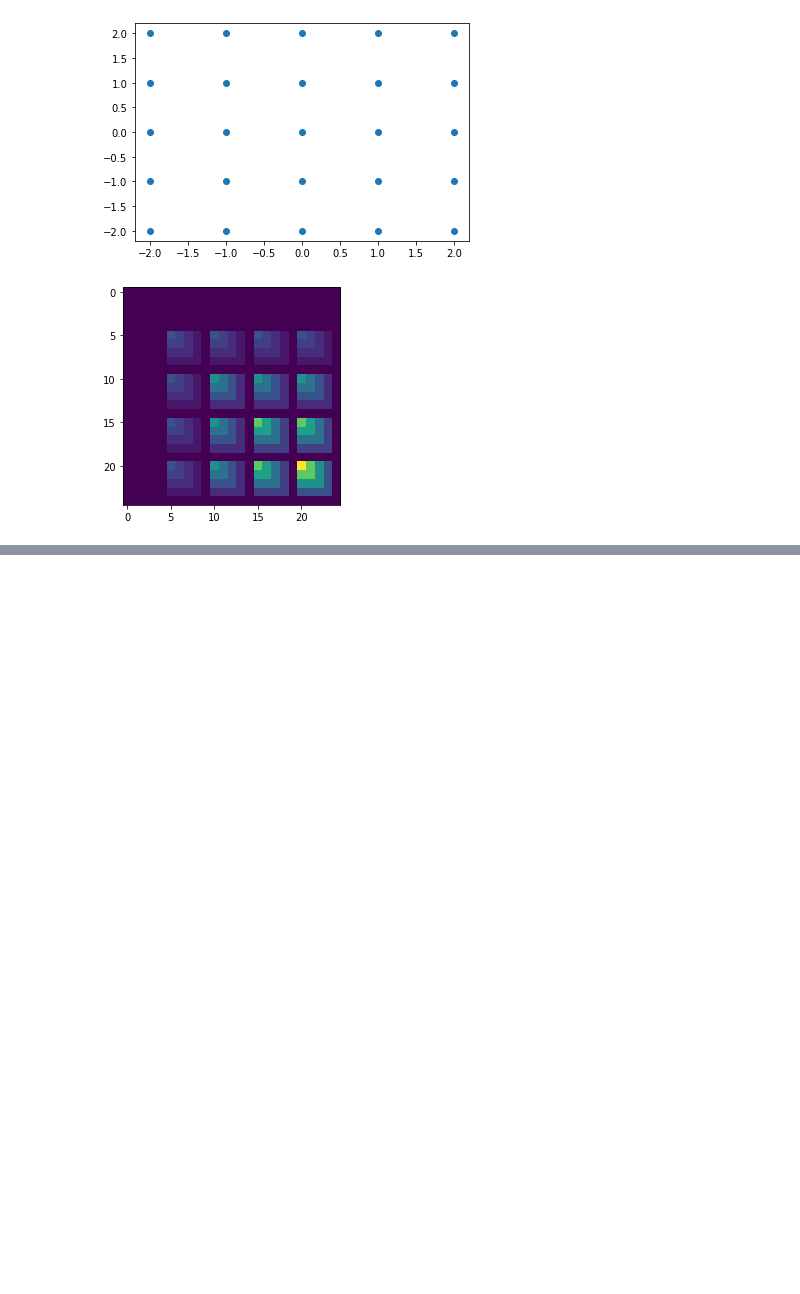
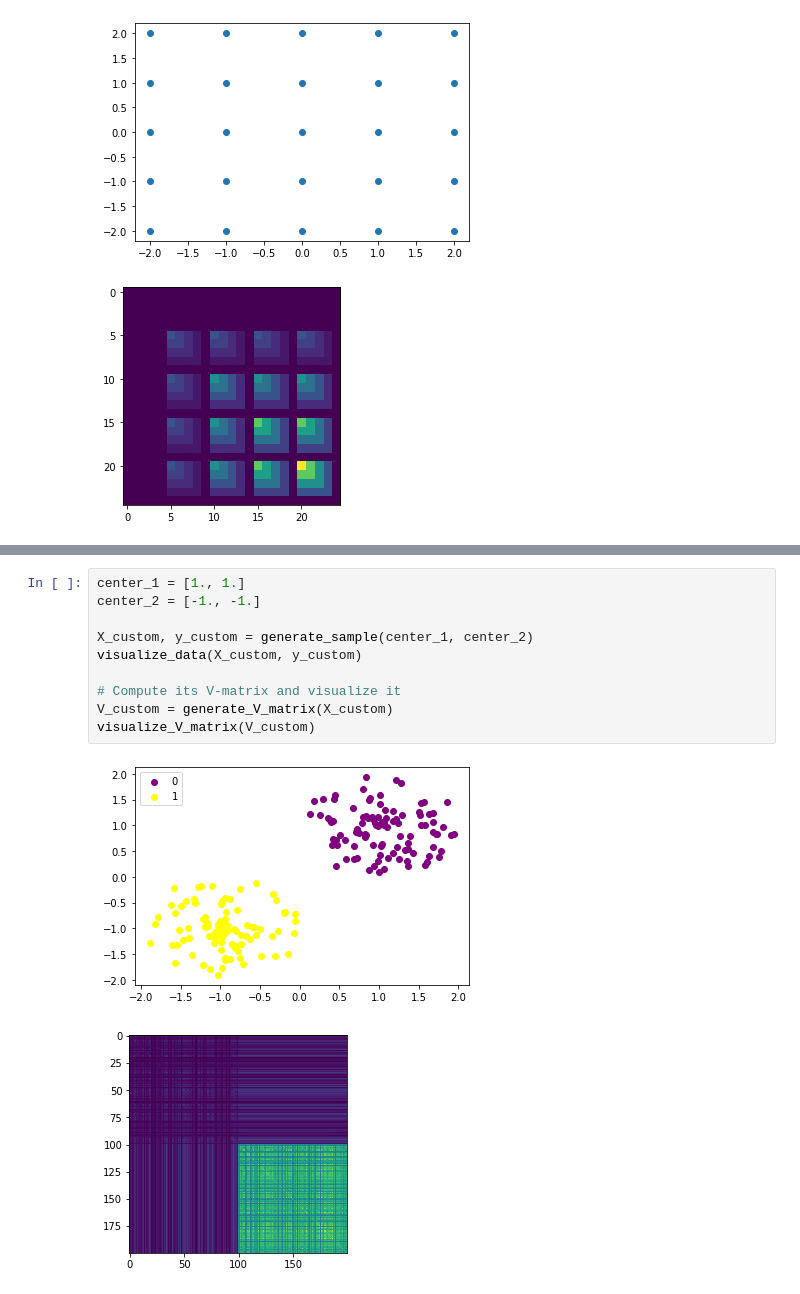
Before and after one commit to Vol0kin/LearningWithInvariants, a Jupyter notebook: examples/SVM_closed_form.ipynb, the cells around one changed output, grey strips where cells are left out. Cells and saved outputs as stored; diff of their text form; blank space fills up the shorter version.

```diff
--- a/examples/SVM_closed_form.ipynb
+++ b/examples/SVM_closed_form.ipynb
@@ -201,0 +250,13 @@ visualize_V_matrix(V_custom)
+# %%
+center_1 = [1., 1.]
+center_2 = [-1., -1.]
+
+X_custom, y_custom = generate_sample(center_1, center_2)
+visualize_data(X_custom, y_custom)
+
+# Compute its V-matrix and visualize it
+V_custom = generate_V_matrix(X_custom)
+visualize_V_matrix(V_custom)
+# %% [output]
+[figure, added]
+[figure, added]
```
Also changed, not shown: parts of 6 cells of this notebook.
